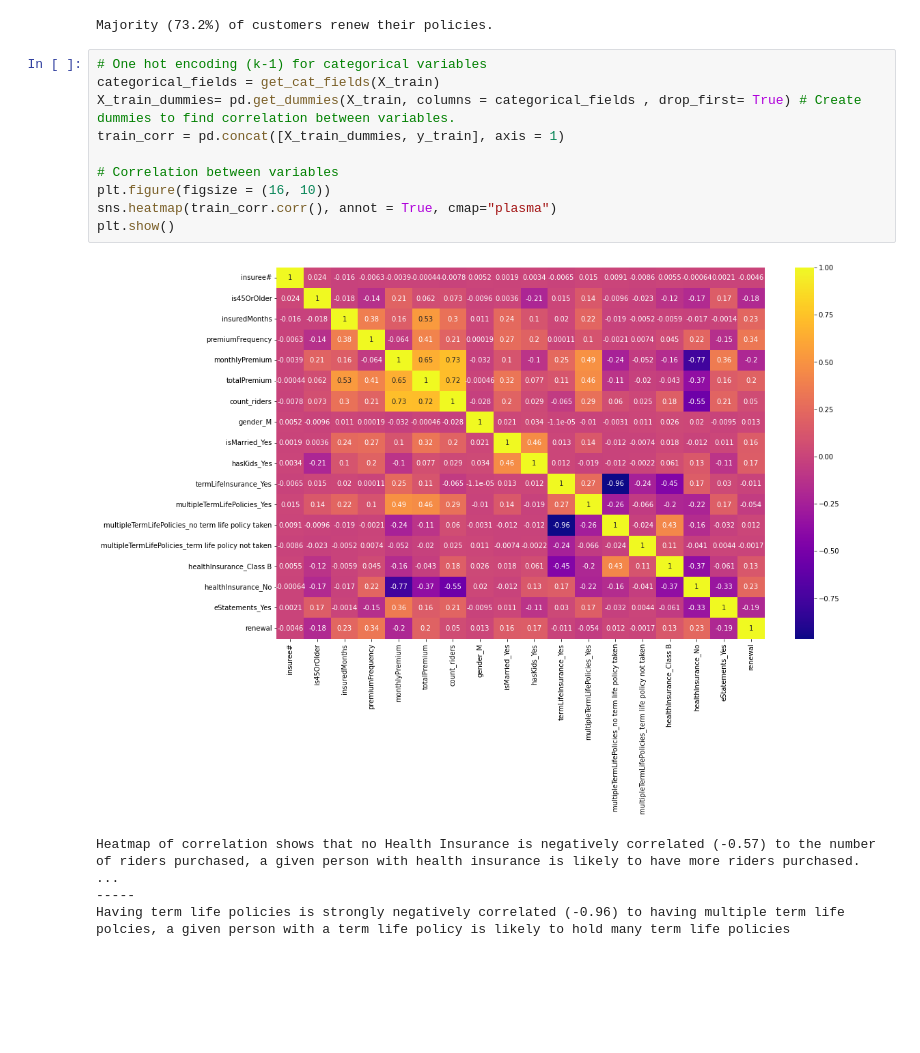
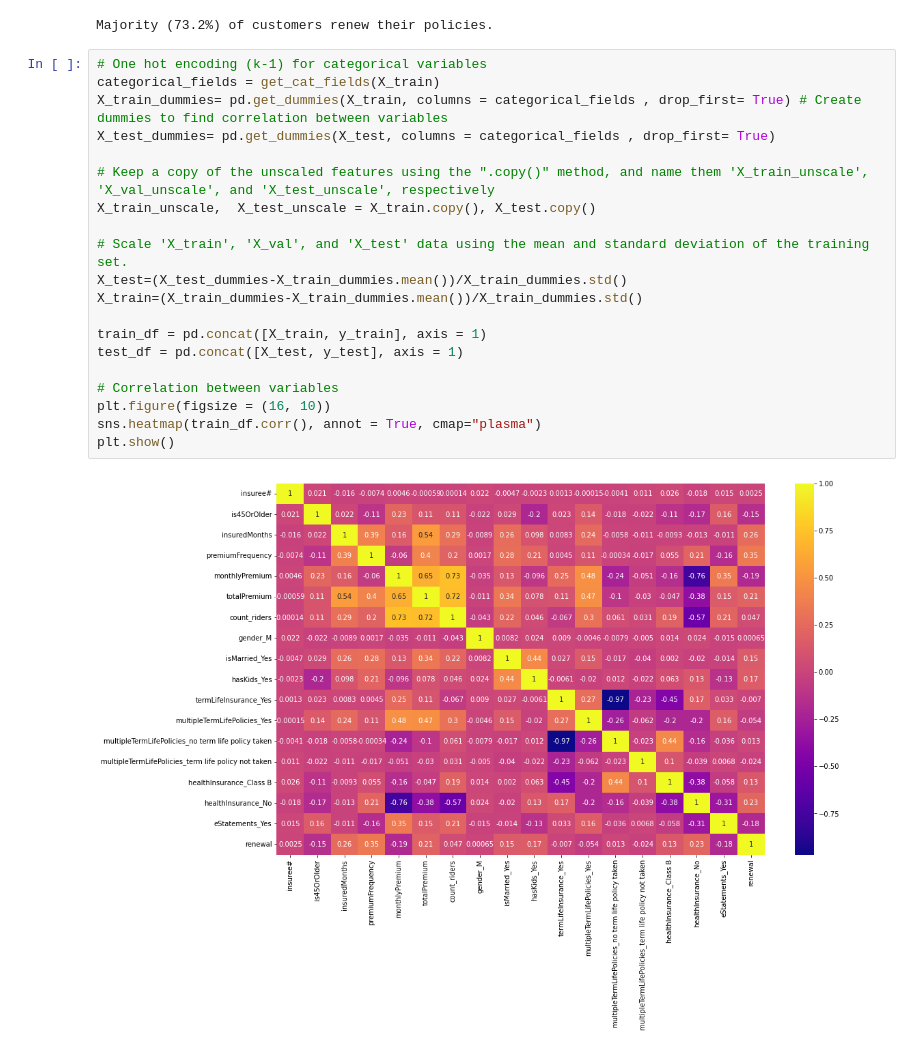
Before and after one commit to Tat-sheng/govtech_vica, a Jupyter notebook: VICA_tatsheng.ipynb, the cells around one changed output. Saved outputs shown, nothing was run; the diff lists cells and outputs as text; blank space fills up the shorter version.

```diff
--- a/VICA_tatsheng.ipynb
+++ b/VICA_tatsheng.ipynb
@@ -363,18 +394,25 @@ Majority (73.2%) of customers renew their policies.
 # %%
 # One hot encoding (k-1) for categorical variables
 categorical_fields = get_cat_fields(X_train)
-X_train_dummies= pd.get_dummies(X_train, columns = categorical_fields , drop_first= True) # Create dummies to find correlation between variables.
-train_corr = pd.concat([X_train_dummies, y_train], axis = 1)
+X_train_dummies= pd.get_dummies(X_train, columns = categorical_fields , drop_first= True) # Create dummies to find correlation between variables
+X_test_dummies= pd.get_dummies(X_test, columns = categorical_fields , drop_first= True)
+
+# Keep a copy of the unscaled features using the ".copy()" method, and name them 'X_train_unscale', 'X_val_unscale', and 'X_test_unscale', respectively
+X_train_unscale,  X_test_unscale = X_train.copy(), X_test.copy()
+
+# Scale 'X_train', 'X_val', and 'X_test' data using the mean and standard deviation of the training set.
+X_test=(X_test_dummies-X_train_dummies.mean())/X_train_dummies.std()
+X_train=(X_train_dummies-X_train_dummies.mean())/X_train_dummies.std()
+
+train_df = pd.concat([X_train, y_train], axis = 1)
+test_df = pd.concat([X_test, y_test], axis = 1)
 
 # Correlation between variables
 plt.figure(figsize = (16, 10))
-sns.heatmap(train_corr.corr(), annot = True, cmap="plasma")
+sns.heatmap(train_df.corr(), annot = True, cmap="plasma")
 plt.show()
 # %% [output]
-[figure, old version]
+[figure, new version]
-Heatmap of correlation shows that no Health Insurance is negatively correlated (-0.57) to the number of riders purchased, a given person with health insurance is likely to have more riders purchased.  ...
------
-Having term life policies is strongly negatively correlated (-0.96) to having multiple term life polcies, a given person with a term life policy is likely to hold many term life policies
 # %%
 # Show which variables are most correlated to renewal
 plt.figure(figsize=(8,10))
```
Also changed, not shown: parts of 18 cells of this notebook.
